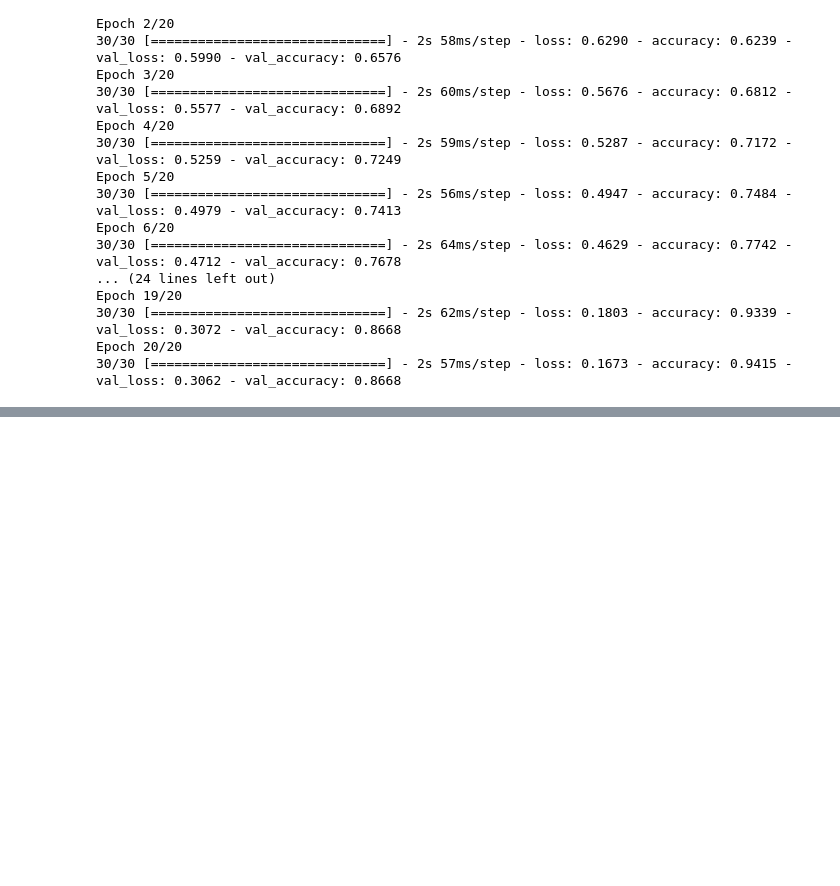
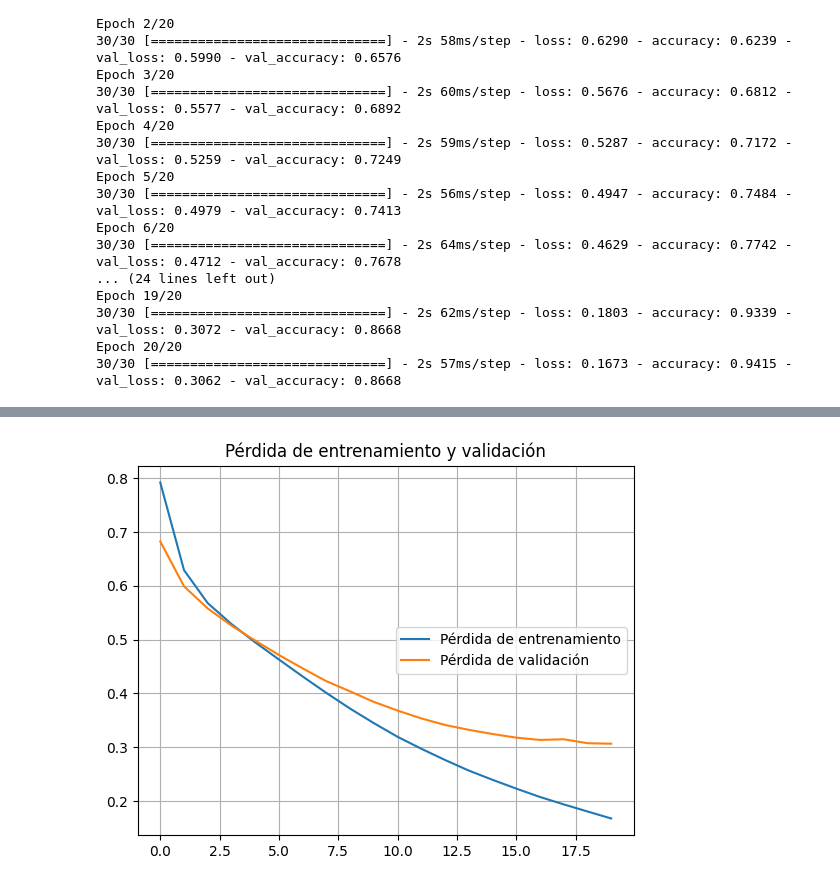
Before and after one commit to Senryo1/Proyecto-SL, a Jupyter notebook: Proyecto TF.ipynb, the cells around one changed output, grey strips where cells are left out. Saved outputs shown, nothing was run; the diff lists cells and outputs as text; code cells hidden in the pictures; blank space fills up the shorter version.

```diff
--- a/Proyecto TF.ipynb
+++ b/Proyecto TF.ipynb
@@ -105,0 +137,10 @@ Epoch 20/20
+# %%
+plt.figure()
+plt.plot(epochs_range, loss, label='Pérdida de entrenamiento')
+plt.plot(epochs_range, val_loss, label='Pérdida de validación')
+plt.legend(loc='center right')
+plt.title('Pérdida de entrenamiento y validación')
+plt.grid()
+plt.show()
+# %% [output]
+[figure, added]
```
Also changed, not shown: parts of 4 cells of this notebook.
